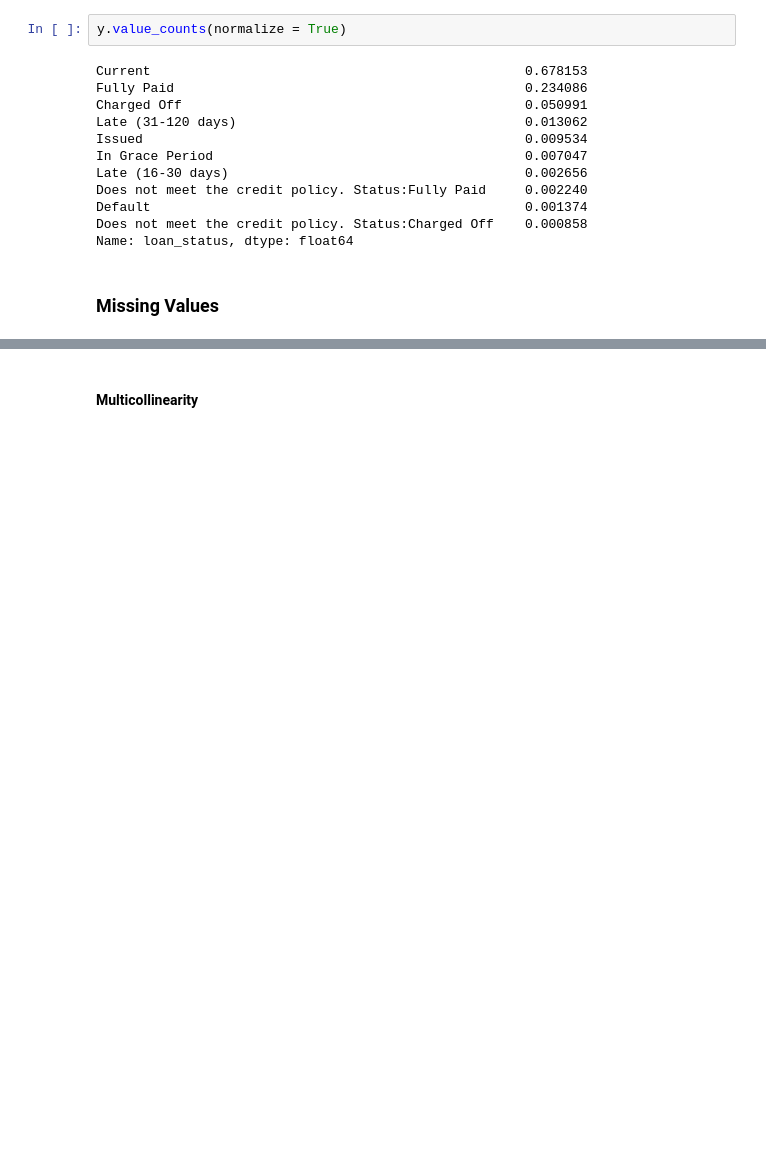
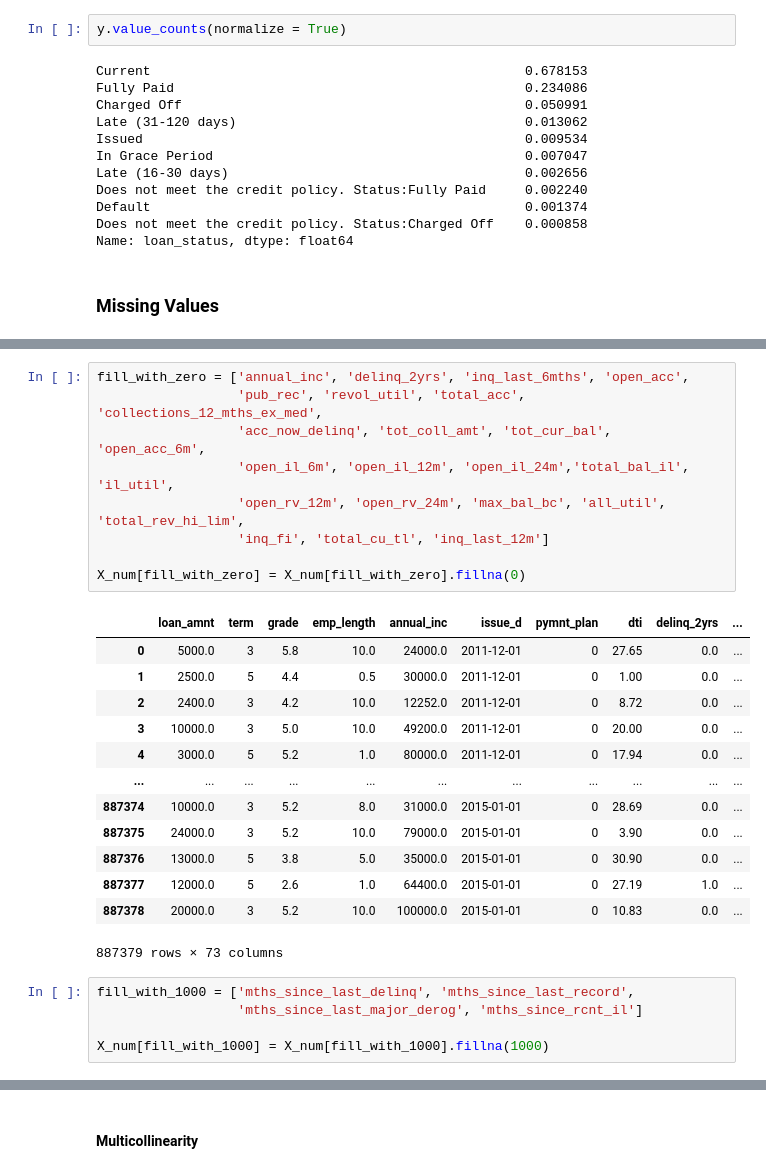
Before and after one commit to Jewdah18/Loan-Default-Risk, a Jupyter notebook: notebooks/Data Wrangling.ipynb, the cells around one changed output, grey strips where cells are left out. Drawn from its saved outputs; the diff is of its cells as text; blank space fills up the shorter version.

```diff
--- a/notebooks/Data Wrangling.ipynb
+++ b/notebooks/Data Wrangling.ipynb
@@ -361,0 +381,28 @@ X_num = X_num.fillna(0)
+# %%
+fill_with_zero = ['annual_inc', 'delinq_2yrs', 'inq_last_6mths', 'open_acc',
+                  'pub_rec', 'revol_util', 'total_acc', 'collections_12_mths_ex_med',
+                  'acc_now_delinq', 'tot_coll_amt', 'tot_cur_bal', 'open_acc_6m',
+                  'open_il_6m', 'open_il_12m', 'open_il_24m','total_bal_il', 'il_util',
+                  'open_rv_12m', 'open_rv_24m', 'max_bal_bc', 'all_util', 'total_rev_hi_lim',
+                  'inq_fi', 'total_cu_tl', 'inq_last_12m']
+
+X_num[fill_with_zero] = X_num[fill_with_zero].fillna(0)
+# %% [output]
+|  | loan_amnt | term | grade | emp_length | annual_inc | issue_d | pymnt_plan | dti | delinq_2yrs | ... |
+| 0 | 5000.0 | 3 | 5.8 | 10.0 | 24000.0 | 2011-12-01 | 0 | 27.65 | 0.0 | ... |
+| 1 | 2500.0 | 5 | 4.4 | 0.5 | 30000.0 | 2011-12-01 | 0 | 1.00 | 0.0 | ... |
+| 2 | 2400.0 | 3 | 4.2 | 10.0 | 12252.0 | 2011-12-01 | 0 | 8.72 | 0.0 | ... |
+| 3 | 10000.0 | 3 | 5.0 | 10.0 | 49200.0 | 2011-12-01 | 0 | 20.00 | 0.0 | ... |
+| 4 | 3000.0 | 5 | 5.2 | 1.0 | 80000.0 | 2011-12-01 | 0 | 17.94 | 0.0 | ... |
+| ... | ... | ... | ... | ... | ... | ... | ... | ... | ... | ... |
+| 887374 | 10000.0 | 3 | 5.2 | 8.0 | 31000.0 | 2015-01-01 | 0 | 28.69 | 0.0 | ... |
+| 887375 | 24000.0 | 3 | 5.2 | 10.0 | 79000.0 | 2015-01-01 | 0 | 3.90 | 0.0 | ... |
+| 887376 | 13000.0 | 5 | 3.8 | 5.0 | 35000.0 | 2015-01-01 | 0 | 30.90 | 0.0 | ... |
+| 887377 | 12000.0 | 5 | 2.6 | 1.0 | 64400.0 | 2015-01-01 | 0 | 27.19 | 1.0 | ... |
+| 887378 | 20000.0 | 3 | 5.2 | 10.0 | 100000.0 | 2015-01-01 | 0 | 10.83 | 0.0 | ... |
+887379 rows × 73 columns
+# %%
+fill_with_1000 = ['mths_since_last_delinq', 'mths_since_last_record',
+                  'mths_since_last_major_derog', 'mths_since_rcnt_il']
+
+X_num[fill_with_1000] = X_num[fill_with_1000].fillna(1000)
```
Also changed, not shown: parts of 16 cells of this notebook, 1 other file.
